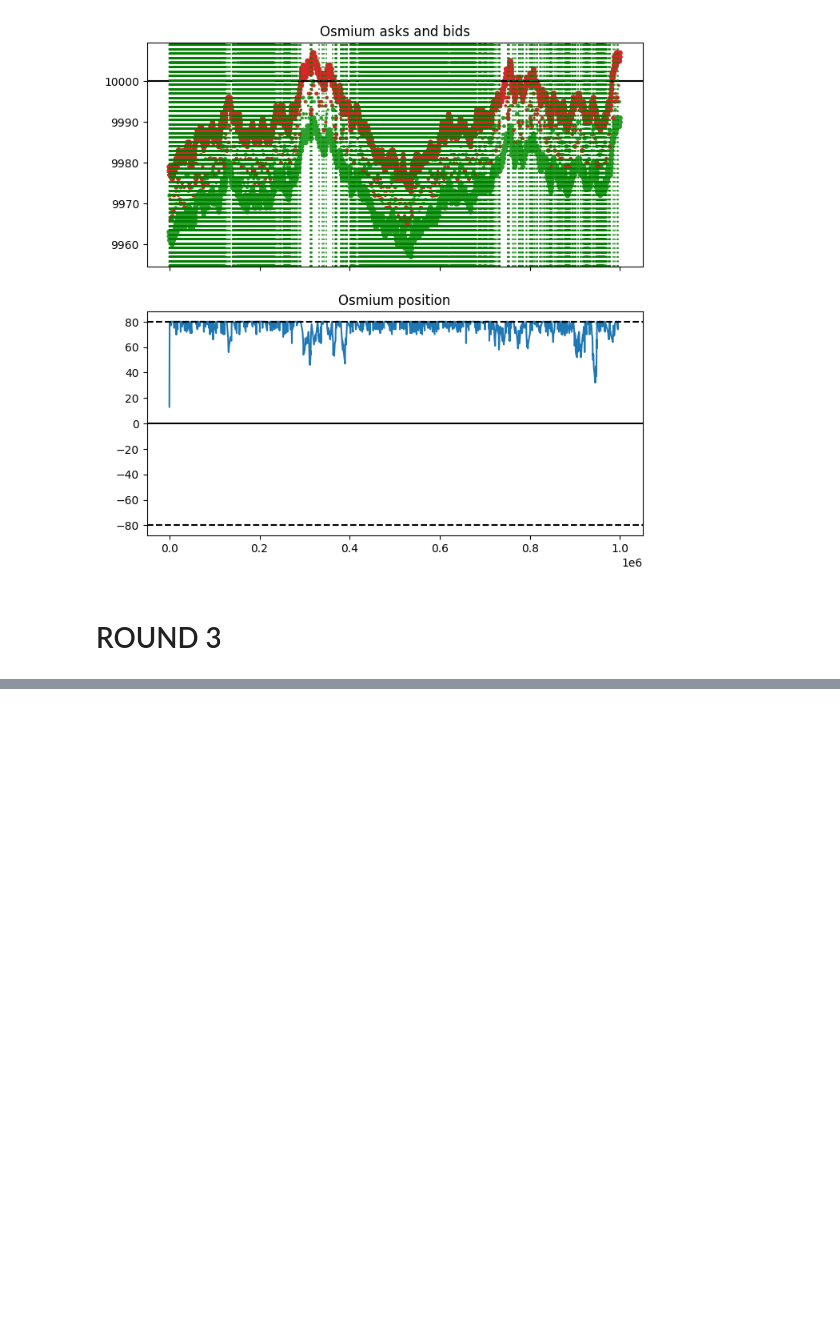
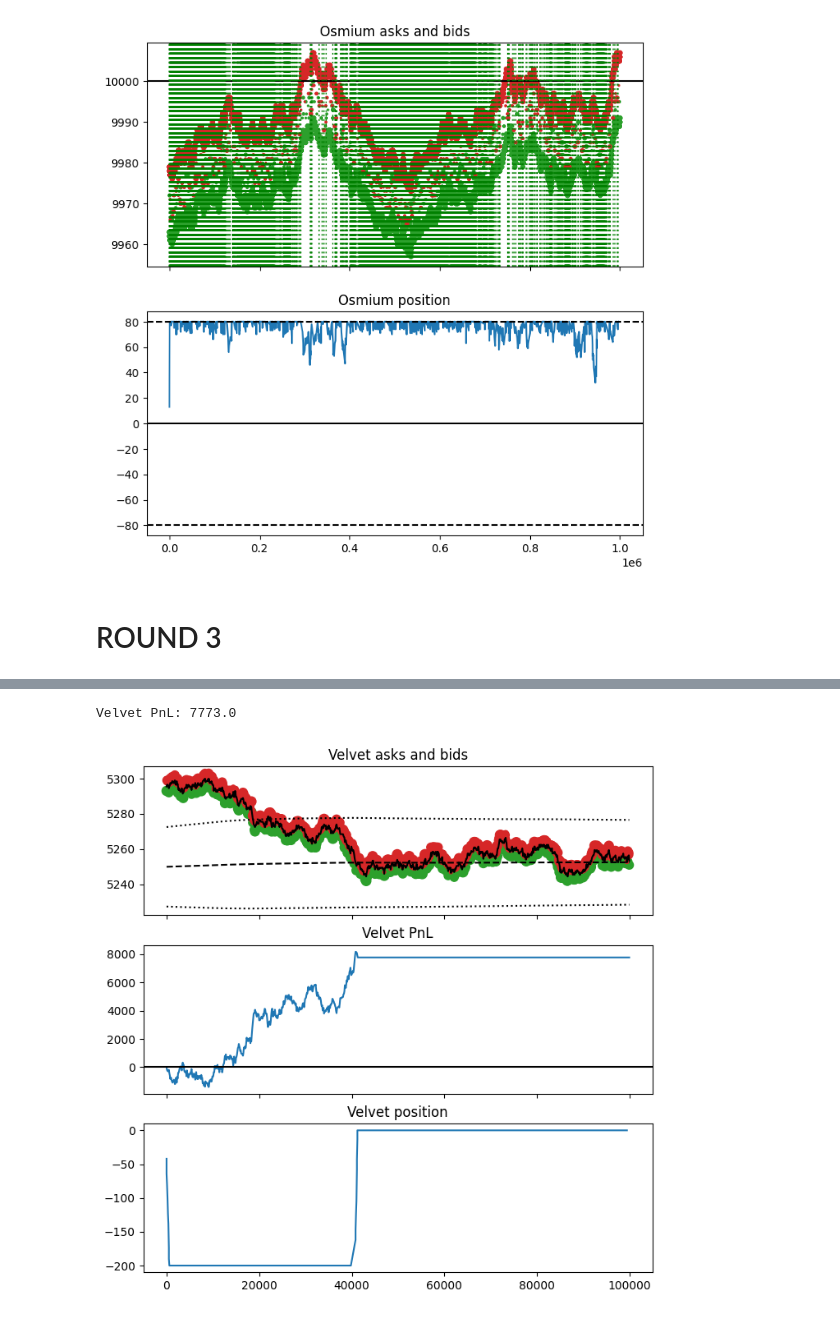
Before and after one commit to aemilani/imc-prosperity-4, a Jupyter notebook: notebooks/logs.ipynb, the cells around one changed output, grey strips where cells are left out. Saved outputs shown, nothing was run; the diff lists cells and outputs as text; code cells hidden in the pictures; blank space fills up the shorter version.

```diff
--- a/notebooks/logs.ipynb
+++ b/notebooks/logs.ipynb
@@ -458,0 +554,41 @@ Total PnL: 31042.832763671875
+# %%
+price_velvet = activities[activities['product'] == 'VELVETFRUIT_EXTRACT'].reset_index(drop=True).set_index('timestamp')
+trades_velvet = trades[trades['symbol'] == 'VELVETFRUIT_EXTRACT'].reset_index(drop=True).set_index('timestamp')
+
+trades_velvet = trades_velvet.assign(
+    traded=lambda x: np.where(
+        x['buyer'] == 'SUBMISSION',
+        x['quantity'],
+        np.where(
+            x['seller'] == 'SUBMISSION',
+            -x['quantity'],
+            0
+        )
+    )
+)
+trades_velvet = trades_velvet.assign(position=lambda x: np.cumsum(x['traded']))
+
+print(f"Velvet PnL: {price_velvet['profit_and_loss'].iloc[-1]}")
+total_pnl += price_velvet['profit_and_loss'].iloc[-1]
+
+ema_mean = 5250
+ema_std = 15
+price_velvet = get_thrs(price_velvet, ema_mean, ema_std)
+
+fig, ax = plt.subplots(3, 1, figsize=(8, 8), sharex=True)
+ax[0].scatter(price_velvet.index, price_velvet['bid_price_1'], s=price_velvet['bid_volume_1'], c='tab:green')
+ax[0].scatter(price_velvet.index, price_velvet['ask_price_1'], s=price_velvet['ask_volume_1'], c='tab:red')
+ax[0].plot(price_velvet['mid_price'], label='Filtered Mid Price', c='k')
+ax[0].plot(price_velvet['estimated_mean'], label='EMA Mean', color='k', linestyle='dashed')
+ax[0].plot(price_velvet['estimated_mean'] + 1.5 * price_velvet['estimated_std'], color='k', linestyle='dotted', label='+1.5 Std')
+ax[0].plot(price_velvet['estimated_mean'] - 1.5 * price_velvet['estimated_std'], color='k', linestyle='dotted', label='-1.5 Std')
+ax[0].set_title('Velvet asks and bids')
+ax[1].plot(price_velvet['profit_and_loss'])
+ax[1].axhline(0, c='k')
+ax[1].set_title('Velvet PnL')
+ax[2].plot(trades_velvet['position'])
+ax[2].set_title('Velvet position')
+plt.show()
+# %% [output]
+Velvet PnL: 7773.0
+[figure, added]
```
Also changed, not shown: parts of 12 cells of this notebook, 30 other files.
